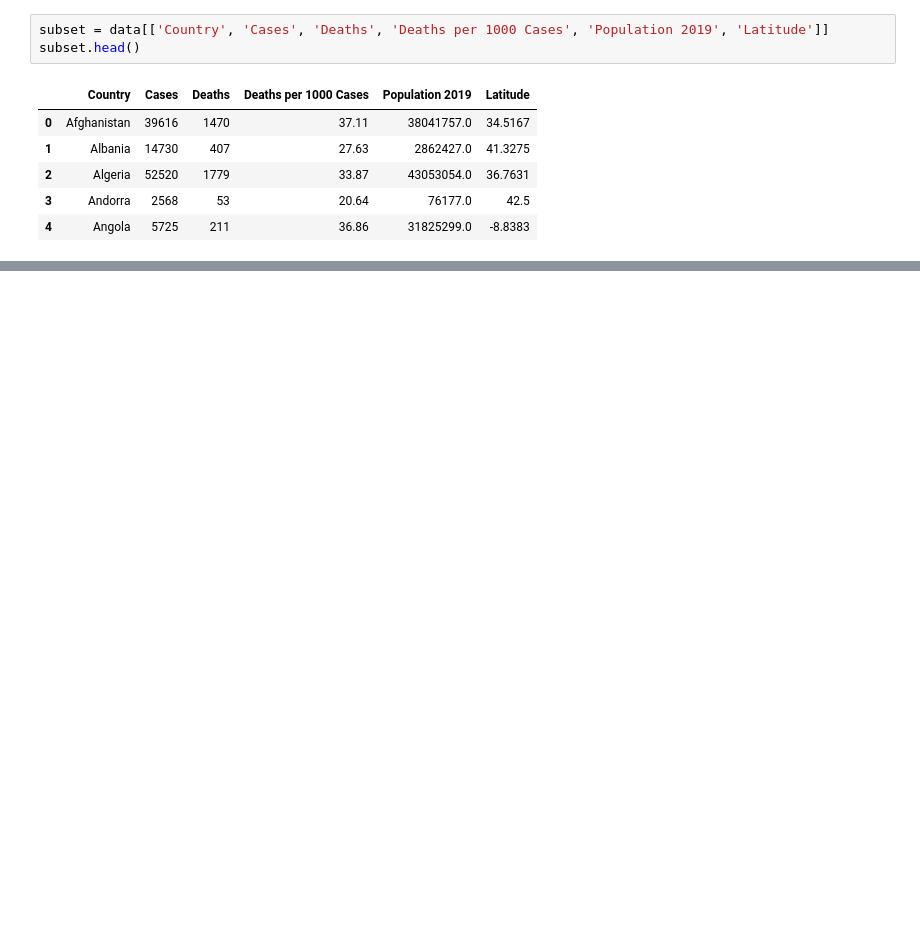
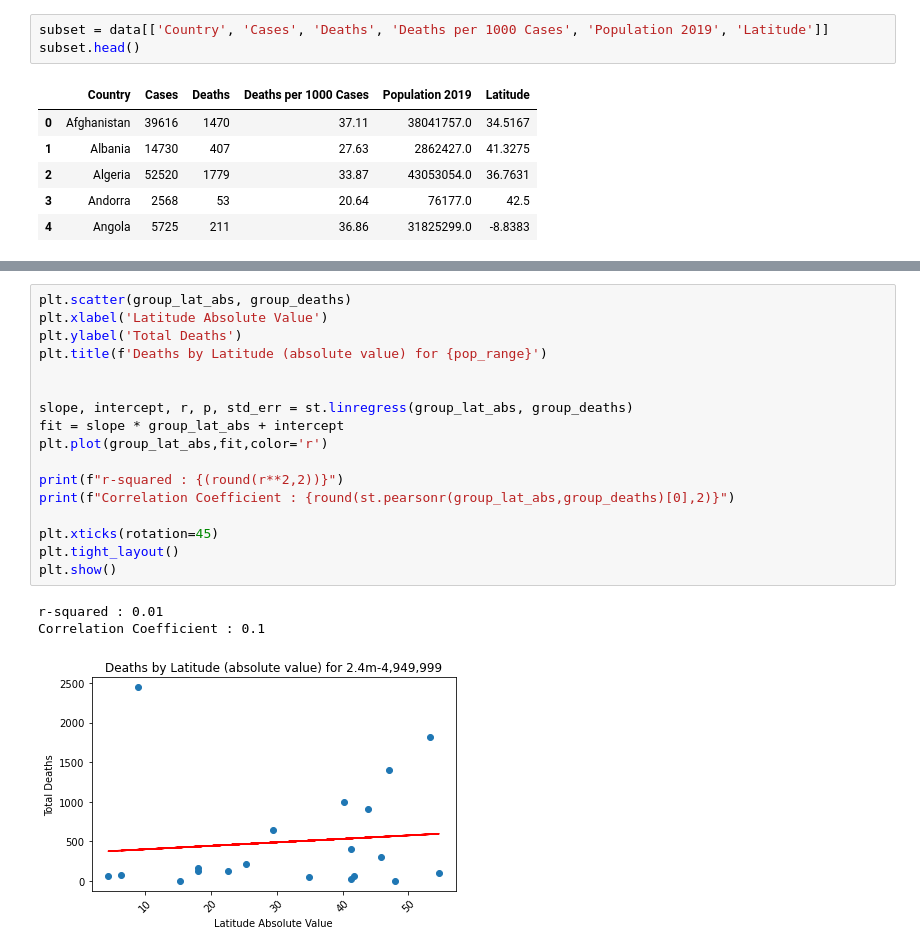
Before and after one commit to AustinRCole/COVID_Lat_GDP_analysis, a Jupyter notebook: Second Question Analysis.ipynb, the cells around one changed output, grey strips where cells are left out. Saved outputs shown, nothing was run; the diff lists cells and outputs as text; blank space fills up the shorter version.

```diff
--- a/Second Question Analysis.ipynb
+++ b/Second Question Analysis.ipynb
@@ -92,0 +92,21 @@ plt.show()
+# %%
+plt.scatter(group_lat_abs, group_deaths)
+plt.xlabel('Latitude Absolute Value')
+plt.ylabel('Total Deaths')
+plt.title(f'Deaths by Latitude (absolute value) for {pop_range}')
+
+
+slope, intercept, r, p, std_err = st.linregress(group_lat_abs, group_deaths)
+fit = slope * group_lat_abs + intercept
+plt.plot(group_lat_abs,fit,color='r')
+
+print(f"r-squared : {(round(r**2,2))}")
+print(f"Correlation Coefficient : {round(st.pearsonr(group_lat_abs,group_deaths)[0],2)}")
+
+plt.xticks(rotation=45)
+plt.tight_layout()
+plt.show()
+# %% [output]
+r-squared : 0.01
+Correlation Coefficient : 0.1
+[figure, added]
```
Also changed, not shown: parts of 9 cells of this notebook.
